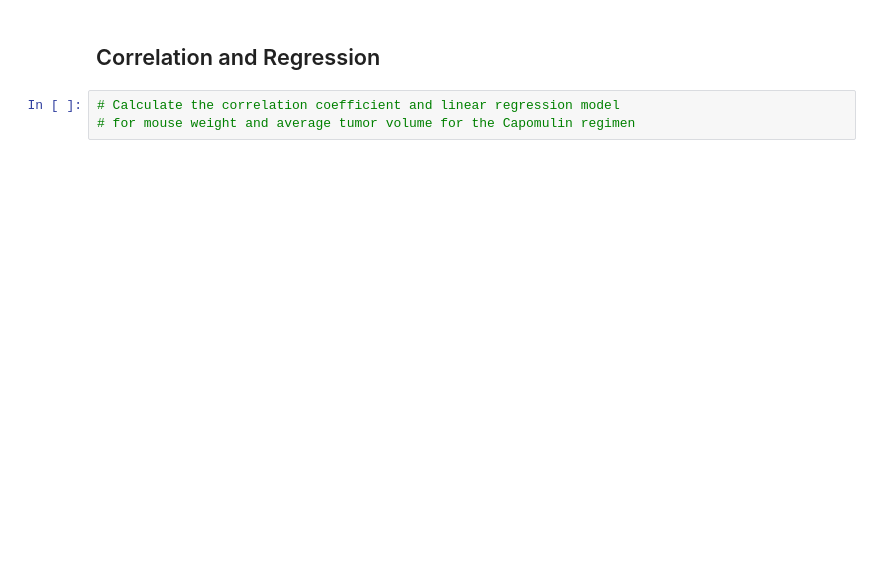
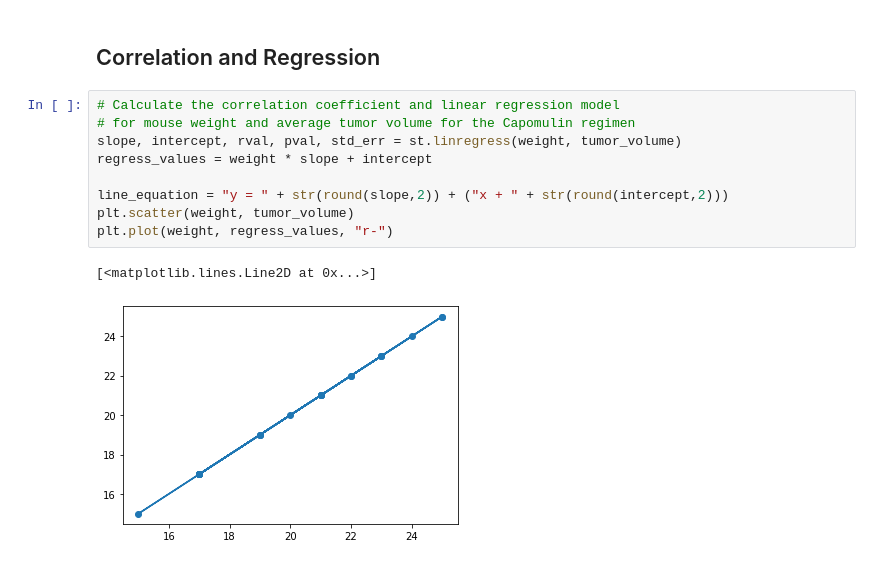
Before and after one commit to BTroolin/matplotlib-challenge, a Jupyter notebook: pymaceuticals.ipynb, the cells around one changed output. Drawn from its saved outputs; the diff is of its cells as text; blank space fills up the shorter version.

```diff
--- a/pymaceuticals.ipynb
+++ b/pymaceuticals.ipynb
@@ -233,3 +271,12 @@ four_regimes = data_join[data_join["Drug Regimen"].isin(["Capomulin", "Ramicane"
 # %%
 # Calculate the correlation coefficient and linear regression model
 # for mouse weight and average tumor volume for the Capomulin regimen
+slope, intercept, rval, pval, std_err = st.linregress(weight, tumor_volume)
+regress_values = weight * slope + intercept
+
+line_equation = "y = " + str(round(slope,2)) + ("x + " + str(round(intercept,2)))
+plt.scatter(weight, tumor_volume)
+plt.plot(weight, regress_values, "r-")
+# %% [output]
+[<matplotlib.lines.Line2D at 0x...>]
+[figure, added]
```
Also changed, not shown: parts of 5 cells of this notebook.
